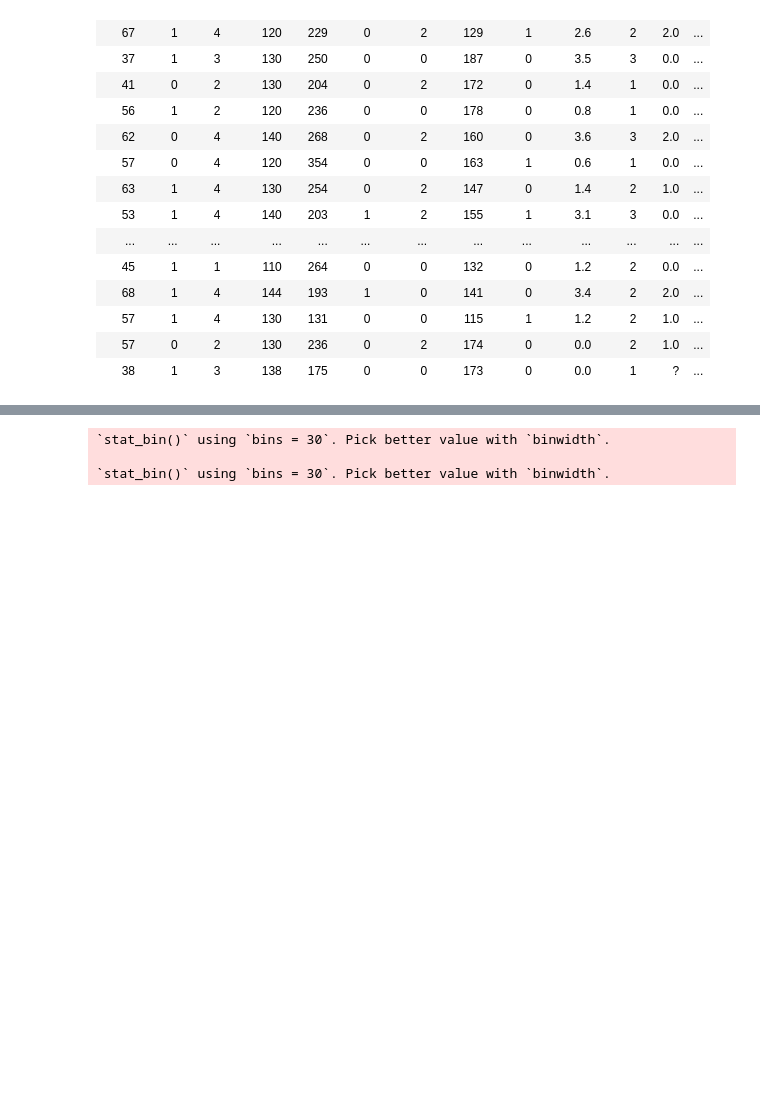
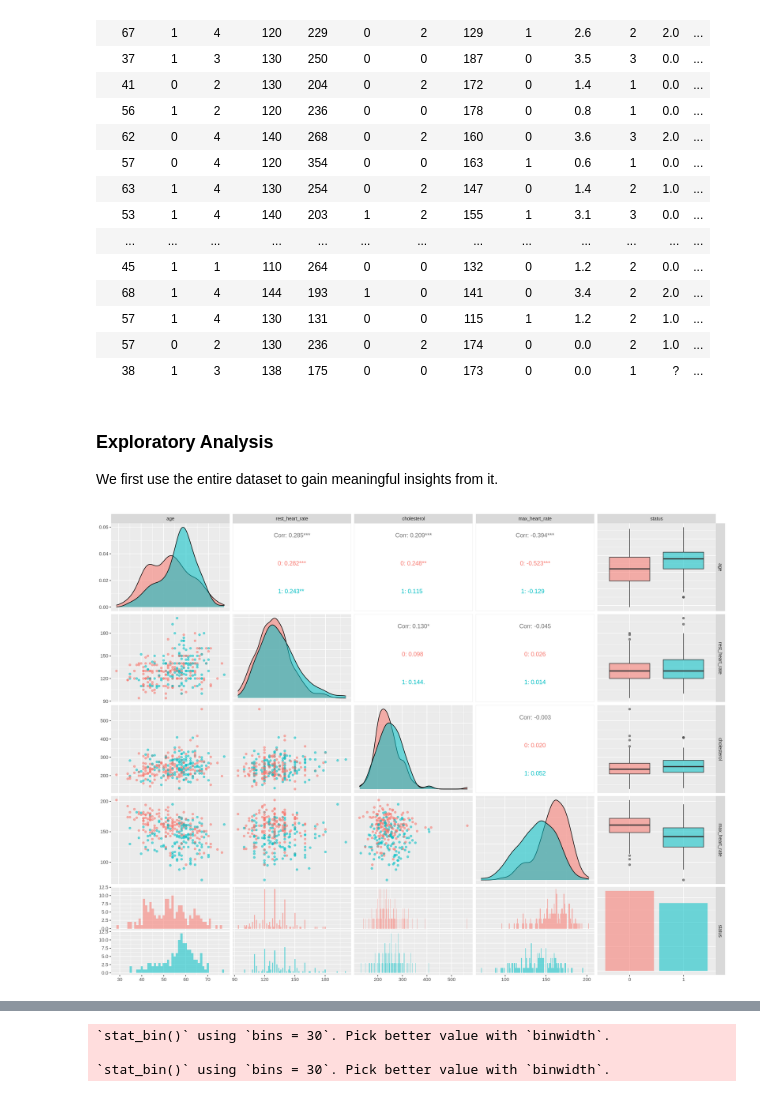
Before and after one commit to andyh031/dsci100-proj-group57, a Jupyter notebook: project.ipynb, the cells around one changed output, grey strips where cells are left out. Cells and saved outputs as stored; diff of their text form; code cells hidden in the pictures; blank space fills up the shorter version.

Commit message:
finish exploratory data analysis and boilerplate

```diff
--- a/project.ipynb
+++ b/project.ipynb
@@ -82,3 +85,23 @@ A tibble: 303 × 14
 | 57 | 1 | 4 | 130 | 131 | 0 | 0 | 115 | 1 | 1.2 | 2 | 1.0 | ... |
 | 57 | 0 | 2 | 130 | 236 | 0 | 2 | 174 | 0 | 0.0 | 2 | 1.0 | ... |
 | 38 | 1 | 3 | 138 | 175 | 0 | 0 | 173 | 0 | 0.0 | 1 | ? | ... |
+# %% [markdown]
+### Exploratory Analysis
+We first use the entire dataset to gain meaningful insights from it.
+# %%
+# Exploring the Entire Dataset
+
+# Select only numerical columns as well as response variable of num, indicating the status of the patient (has heart disease or not)
+heart_filtered <- heart_data |>
+    select(age, trestbps, chol, thalach, num)
+
+# Create more interpretable column names
+colnames(heart_filtered) <- c("age", "rest_heart_rate", "cholesterol", "max_heart_rate", "status")
+
+# Plot simple visualization to explore dataset
+distribution_plot <- ggpairs(data = heart_filtered,
+                            aes(colour = status, alpha = 0.6),
+                            lower=list(combo=wrap("facethist",binwidth=1)))
+distribution_plot
+# %% [output]
+[figure, added]
```
Also changed, not shown: parts of 20 cells of this notebook.
